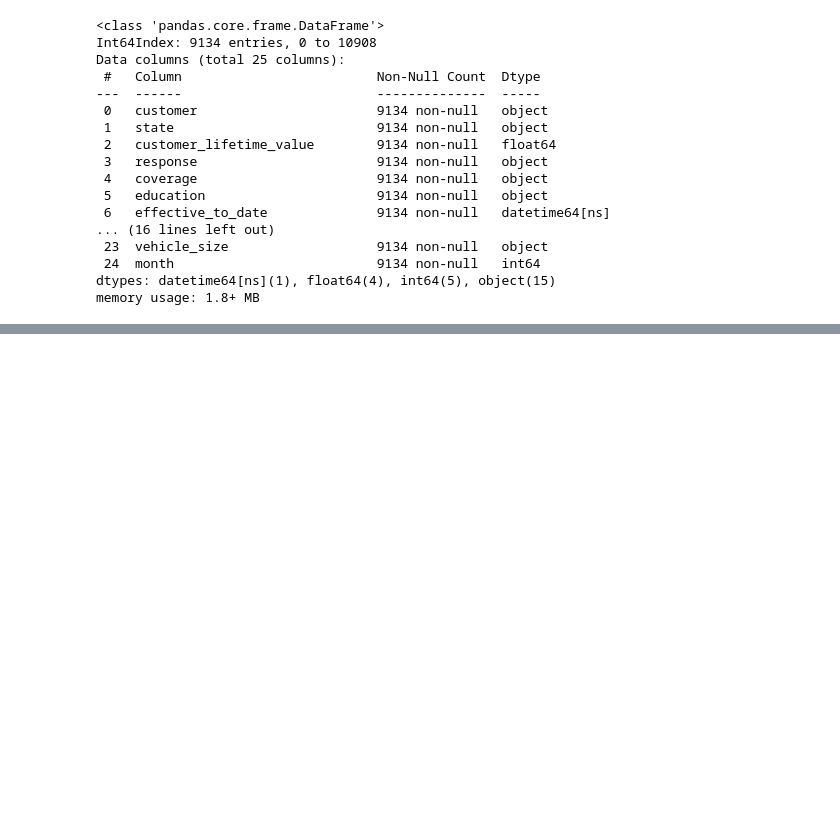
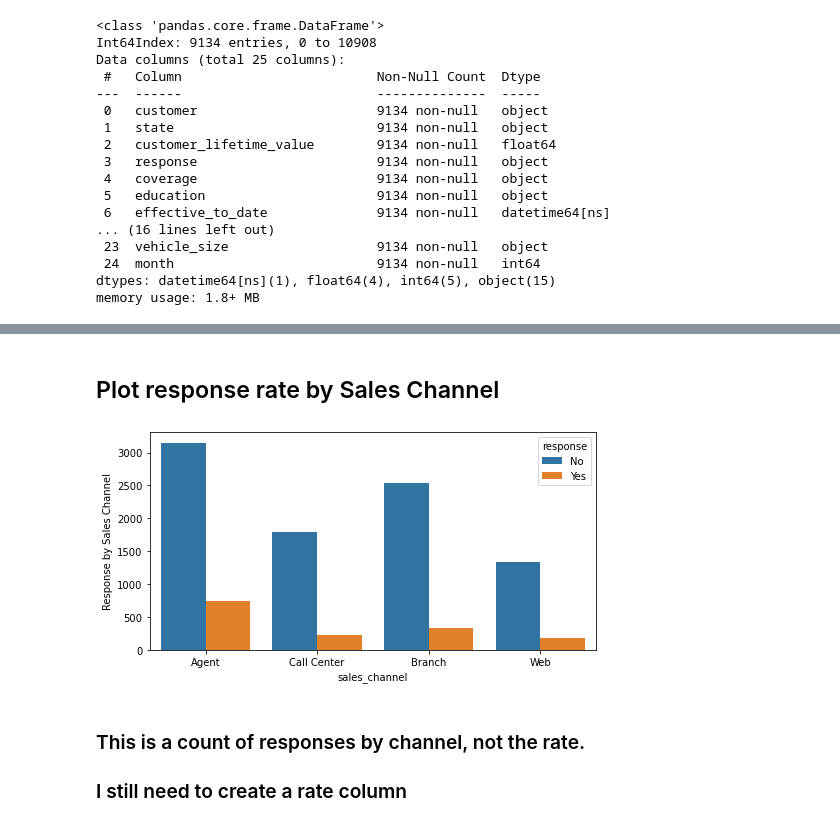
Before and after one commit to erin-berardi/lab-customer-analysis-round-2, a Jupyter notebook: files_for_lab/csv_files/cstmr_analysis_round_2.ipynb, the cells around one changed output, grey strips where cells are left out. Saved outputs shown, nothing was run; the diff lists cells and outputs as text; code cells hidden in the pictures; blank space fills up the shorter version.

```diff
--- a/files_for_lab/csv_files/cstmr_analysis_round_2.ipynb
+++ b/files_for_lab/csv_files/cstmr_analysis_round_2.ipynb
@@ -278,0 +296,12 @@ memory usage: 1.8+ MB
+# %% [markdown]
+## Plot response rate by Sales Channel
+# %%
+plt.figure(figsize=(8,4))
+sns.countplot('sales_channel', hue='response', data=data)
+plt.ylabel('Response by Sales Channel')
+plt.show()
+# %% [output]
+[figure, added]
+# %% [markdown]
+### This is a count of responses by channel, not the rate.
+### I still need to create a rate column
```
Also changed, not shown: parts of 62 cells of this notebook.
